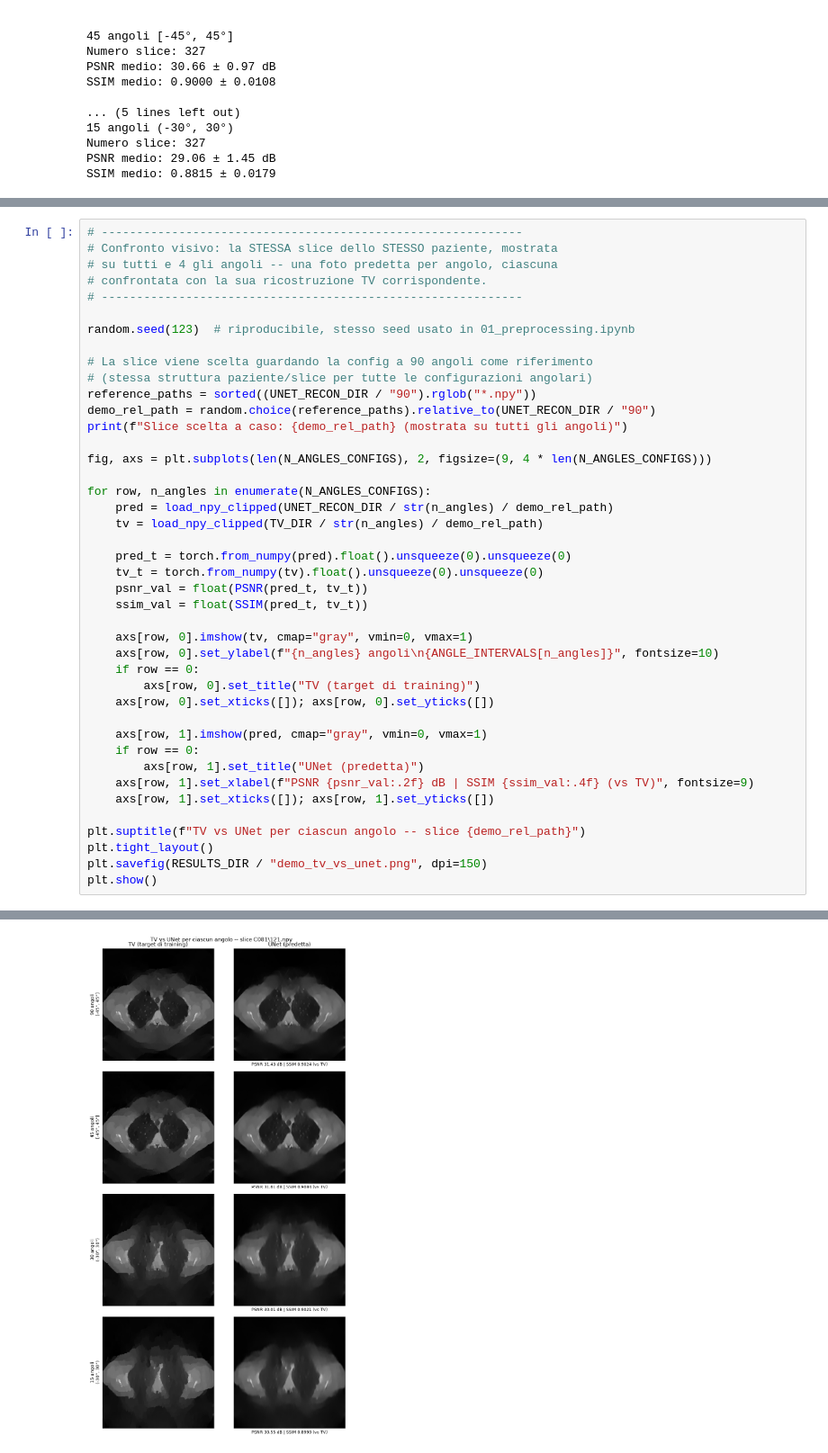
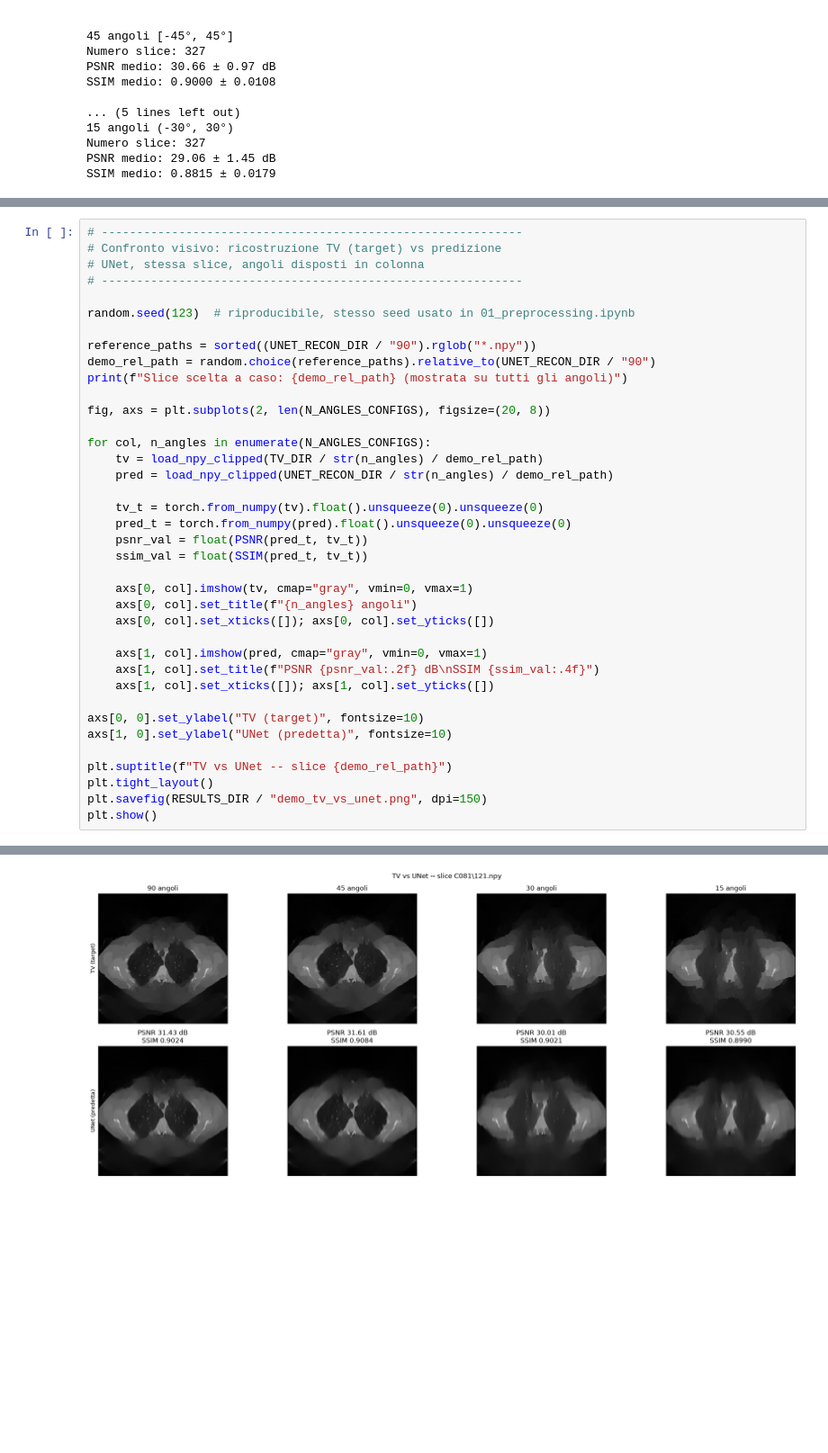
Before and after one commit to Manieri03/limited-angle-ct-reconstruction, a Jupyter notebook: notebooks/04_UNet_results.ipynb, the cells around one changed output, grey strips where cells are left out. Shown at 90% size. Saved outputs shown, nothing was run; the diff lists cells and outputs as text; blank space fills up the shorter version.

Commit message:
fix notebook UNet results

```diff
--- a/notebooks/04_UNet_results.ipynb
+++ b/notebooks/04_UNet_results.ipynb
@@ -227,45 +258,41 @@ SSIM medio: 0.8815 ± 0.0179
 # %%
 # ------------------------------------------------------------
-# Confronto visivo: la STESSA slice dello STESSO paziente, mostrata
-# su tutti e 4 gli angoli -- una foto predetta per angolo, ciascuna
-# confrontata con la sua ricostruzione TV corrispondente.
+# Confronto visivo: ricostruzione TV (target) vs predizione
+# UNet, stessa slice, angoli disposti in colonna
 # ------------------------------------------------------------
 
 random.seed(123)  # riproducibile, stesso seed usato in 01_preprocessing.ipynb
 
-# La slice viene scelta guardando la config a 90 angoli come riferimento
-# (stessa struttura paziente/slice per tutte le configurazioni angolari)
 reference_paths = sorted((UNET_RECON_DIR / "90").rglob("*.npy"))
 demo_rel_path = random.choice(reference_paths).relative_to(UNET_RECON_DIR / "90")
 print(f"Slice scelta a caso: {demo_rel_path} (mostrata su tutti gli angoli)")
 
-fig, axs = plt.subplots(len(N_ANGLES_CONFIGS), 2, figsize=(9, 4 * len(N_ANGLES_CONFIGS)))
+fig, axs = plt.subplots(2, len(N_ANGLES_CONFIGS), figsize=(20, 8))
 
-for row, n_angles in enumerate(N_ANGLES_CONFIGS):
+for col, n_angles in enumerate(N_ANGLES_CONFIGS):
+    tv = load_npy_clipped(TV_DIR / str(n_angles) / demo_rel_path)
     pred = load_npy_clipped(UNET_RECON_DIR / str(n_angles) / demo_rel_path)
-    tv = load_npy_clipped(TV_DIR / str(n_angles) / demo_rel_path)
 
+    tv_t = torch.from_numpy(tv).float().unsqueeze(0).unsqueeze(0)
     pred_t = torch.from_numpy(pred).float().unsqueeze(0).unsqueeze(0)
-    tv_t = torch.from_numpy(tv).float().unsqueeze(0).unsqueeze(0)
     psnr_val = float(PSNR(pred_t, tv_t))
     ssim_val = float(SSIM(pred_t, tv_t))
 
-    axs[row, 0].imshow(tv, cmap="gray", vmin=0, vmax=1)
-    axs[row, 0].set_ylabel(f"{n_angles} angoli\n{ANGLE_INTERVALS[n_angles]}", fontsize=10)
-    if row == 0:
-        axs[row, 0].set_title("TV (target di training)")
-    axs[row, 0].set_xticks([]); axs[row, 0].set_yticks([])
+    axs[0, col].imshow(tv, cmap="gray", vmin=0, vmax=1)
+    axs[0, col].set_title(f"{n_angles} angoli")
+    axs[0, col].set_xticks([]); axs[0, col].set_yticks([])
 
-    axs[row, 1].imshow(pred, cmap="gray", vmin=0, vmax=1)
-    if row == 0:
-        axs[row, 1].set_title("UNet (predetta)")
-    axs[row, 1].set_xlabel(f"PSNR {psnr_val:.2f} dB | SSIM {ssim_val:.4f} (vs TV)", fontsize=9)
-    axs[row, 1].set_xticks([]); axs[row, 1].set_yticks([])
+    axs[1, col].imshow(pred, cmap="gray", vmin=0, vmax=1)
+    axs[1, col].set_title(f"PSNR {psnr_val:.2f} dB\nSSIM {ssim_val:.4f}")
+    axs[1, col].set_xticks([]); axs[1, col].set_yticks([])
 
-plt.suptitle(f"TV vs UNet per ciascun angolo -- slice {demo_rel_path}")
+axs[0, 0].set_ylabel("TV (target)", fontsize=10)
+axs[1, 0].set_ylabel("UNet (predetta)", fontsize=10)
+
+plt.suptitle(f"TV vs UNet -- slice {demo_rel_path}")
 plt.tight_layout()
 plt.savefig(RESULTS_DIR / "demo_tv_vs_unet.png", dpi=150)
 plt.show()
 # %% [output]
 Slice scelta a caso: C081\121.npy (mostrata su tutti gli angoli)
-[figure, old version]
+[figure, new version]
```
Also changed, not shown: parts of 6 cells of this notebook, 3 other files.
